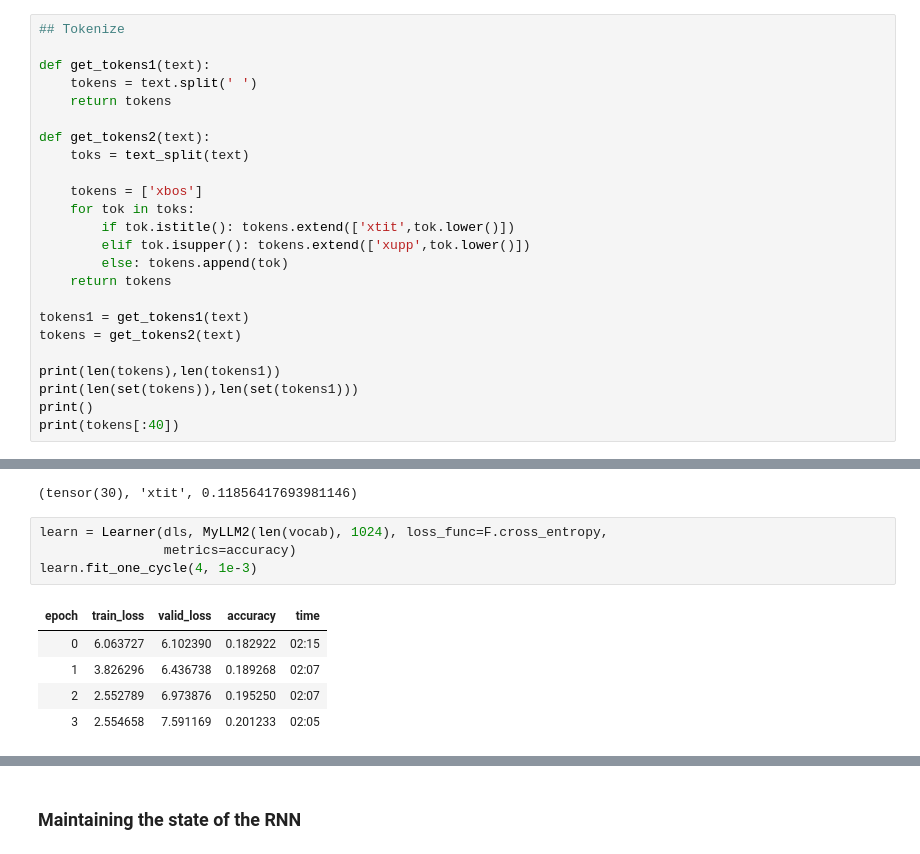
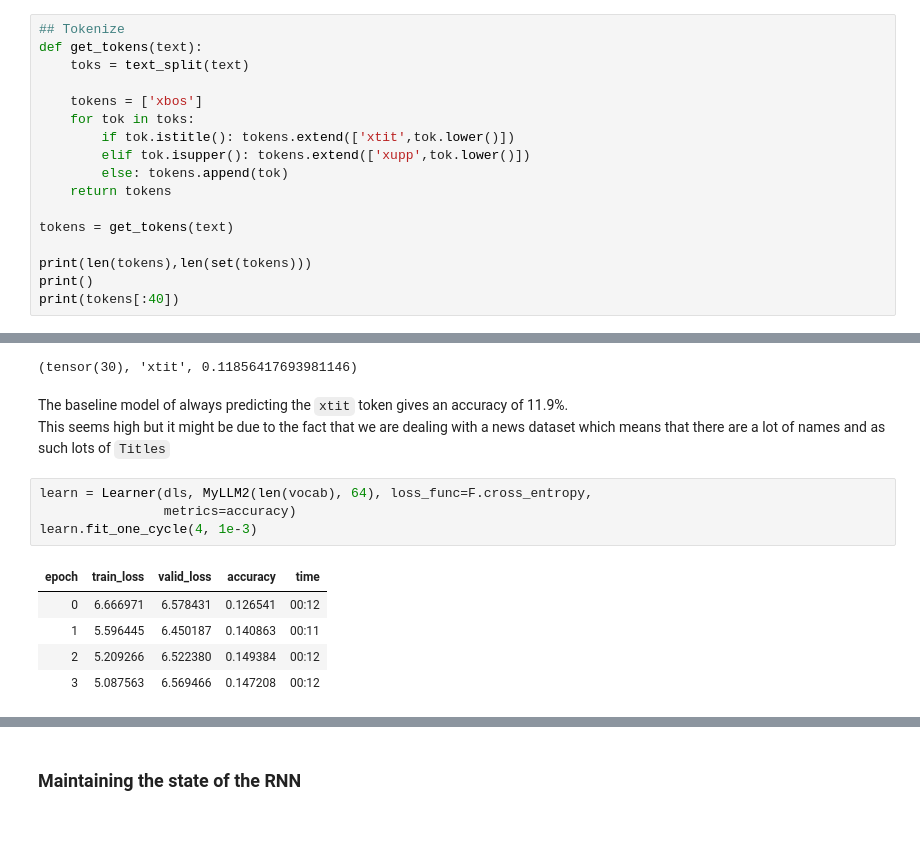
Before and after one commit to Timmecom/swahili_news_classification_zindi, a Jupyter notebook: starter.ipynb, the cells around one changed output, grey strips where cells are left out. Drawn from its saved outputs; the diff is of its cells as text; blank space fills up the shorter version.

```diff
--- a/starter.ipynb
+++ b/starter.ipynb
@@ -78,12 +66,7 @@ print(text_split(text2))
 ['My', 'name', 'is', 'Emma', '.', 'I', 'love', 'coding', '!', 'I', 'have', 'smth', 'to', 'say', ',', 'I', 'will', 'not', 'say', '.', 'Visit', 'my', 'page', '@', 'www', '.', 'emmasc', '.', 'com', '.',  ...
 # %%
 ## Tokenize
-
-def get_tokens1(text):
-    tokens = text.split(' ')
-    return tokens
-
-def get_tokens2(text):
+def get_tokens(text):
     toks = text_split(text)
 
     tokens = ['xbos']
@@ -93,11 +76,9 @@ def get_tokens2(text):
         else: tokens.append(tok)
     return tokens
 
-tokens1 = get_tokens1(text)
-tokens = get_tokens2(text)
+tokens = get_tokens(text)
 
-print(len(tokens),len(tokens1))
-print(len(set(tokens)),len(set(tokens1)))
+print(len(tokens),len(set(tokens)))
 print()
 print(tokens[:40])
 # %% [output]
@@ -205,13 +177,16 @@ idx = torch.argmax(counts)
 idx, vocab[idx.item()], counts[idx].item()/n
 # %% [output]
 (tensor(30), 'xtit', 0.11856417693981146)
+# %% [markdown]
+The baseline model of always predicting the `xtit` token gives an accuracy of 11.9%. <br>
+This seems high but it might be due to the fact that we are dealing with a news dataset which means that there are a lot of names and as such lots of `Titles`
 # %%
-learn = Learner(dls, MyLLM2(len(vocab), 1024), loss_func=F.cross_entropy,
+learn = Learner(dls, MyLLM2(len(vocab), 64), loss_func=F.cross_entropy,
                 metrics=accuracy)
 learn.fit_one_cycle(4, 1e-3)
 # %% [output]
 | epoch | train_loss | valid_loss | accuracy | time |
-| 0 | 6.063727 | 6.102390 | 0.182922 | 02:15 |
-| 1 | 3.826296 | 6.436738 | 0.189268 | 02:07 |
-| 2 | 2.552789 | 6.973876 | 0.195250 | 02:07 |
-| 3 | 2.554658 | 7.591169 | 0.201233 | 02:05 |
+| 0 | 6.666971 | 6.578431 | 0.126541 | 00:12 |
+| 1 | 5.596445 | 6.450187 | 0.140863 | 00:11 |
+| 2 | 5.209266 | 6.522380 | 0.149384 | 00:12 |
+| 3 | 5.087563 | 6.569466 | 0.147208 | 00:12 |
```
Also changed, not shown: parts of 10 cells of this notebook.
